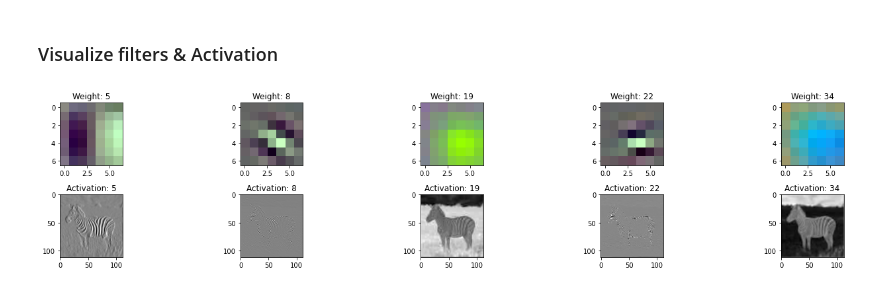
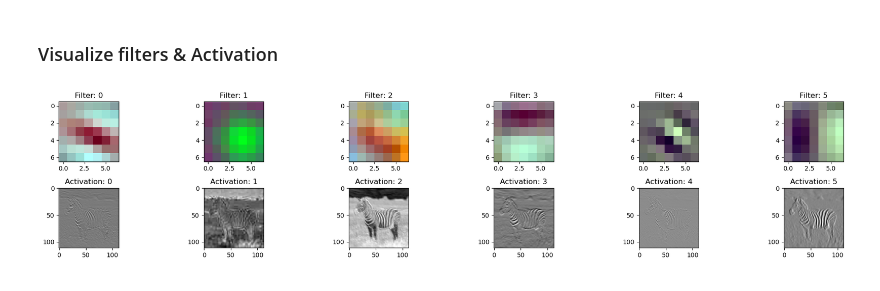
Before and after one commit to sigrli/IP, a Jupyter notebook: assignment 2/task2c.ipynb, the cells around one changed output. Saved outputs shown, nothing was run; the diff lists cells and outputs as text; code cells hidden in the pictures.

```diff
--- a/assignment 2/task2c.ipynb
+++ b/assignment 2/task2c.ipynb
@@ -97,31 +97,32 @@ def torch_image_to_numpy(image: torch.Tensor):
 # %%
 ### START YOUR CODE HERE ### (You can change anything inside this block)
 # plt.subplot is a nice function to use for this task!
 # Tip: test out for indices = [01,2,3,4,5] to check that your result is correct!
-indices = [5, 8, 19, 22, 34]
+#indices = [5, 8, 19, 22, 34]
+indices = [0, 1, 2, 3, 4, 5]
 num_filters = len(indices)
 # %%
 plt.figure(figsize=(20, 4))
 n = 1
 for i in indices:
     plt.subplot(2, num_filters, n)
     # Plot weight here
     i_weight = torch_image_to_numpy(weight[i])
     plt.imshow(i_weight, cmap='gray')
-    plt.title(f'Weight: {i}')
+    plt.title(f'Filter: {i}')
 
     plt.subplot(2, num_filters, num_filters+n)
 
     # Plot activation here
     i_activation = torch_image_to_numpy(activation[0, i])
     plt.imshow(i_activation, cmap='gray')
     plt.title(f'Activation: {i}')
 
     n += 1
 
 plt.tight_layout()
 plt.show()
 
 ### END YOUR CODE HERE ###
 # %% [output]
-[figure, old version]
+[figure, new version]
```
Also changed, not shown: parts of 1 cell of this notebook, 2 other files.
